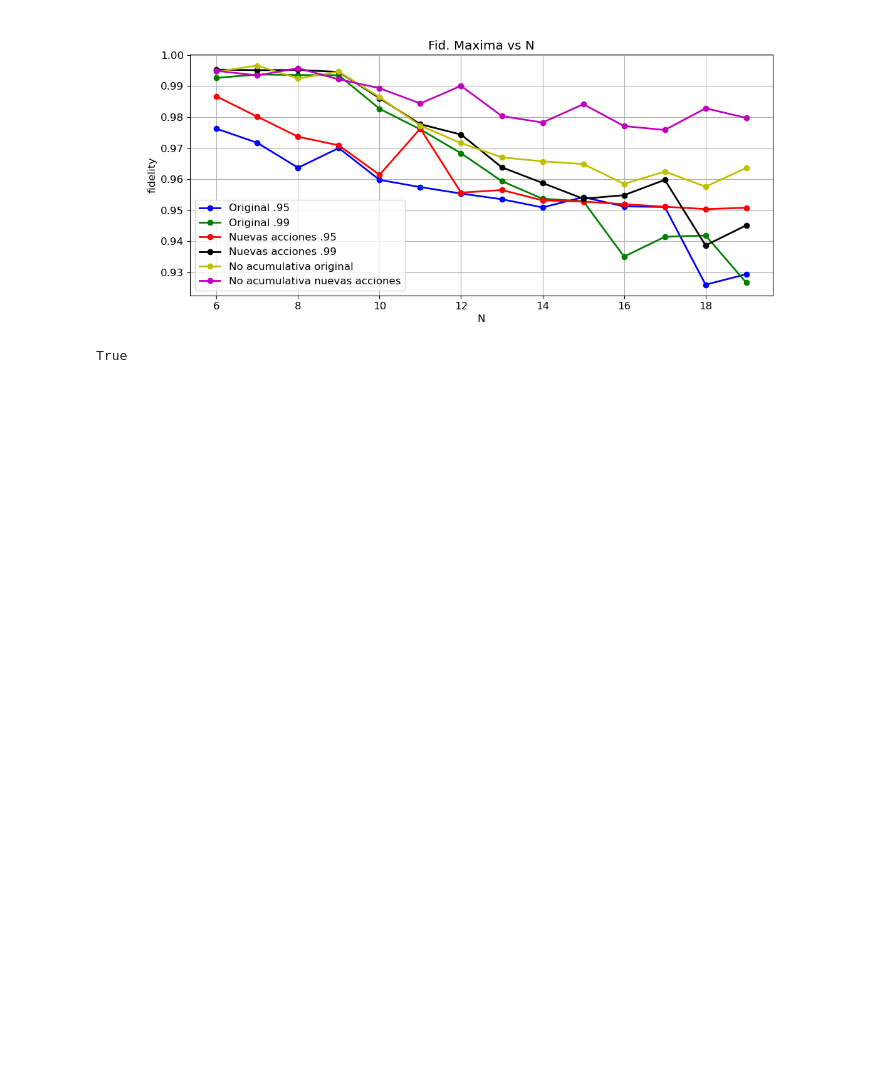
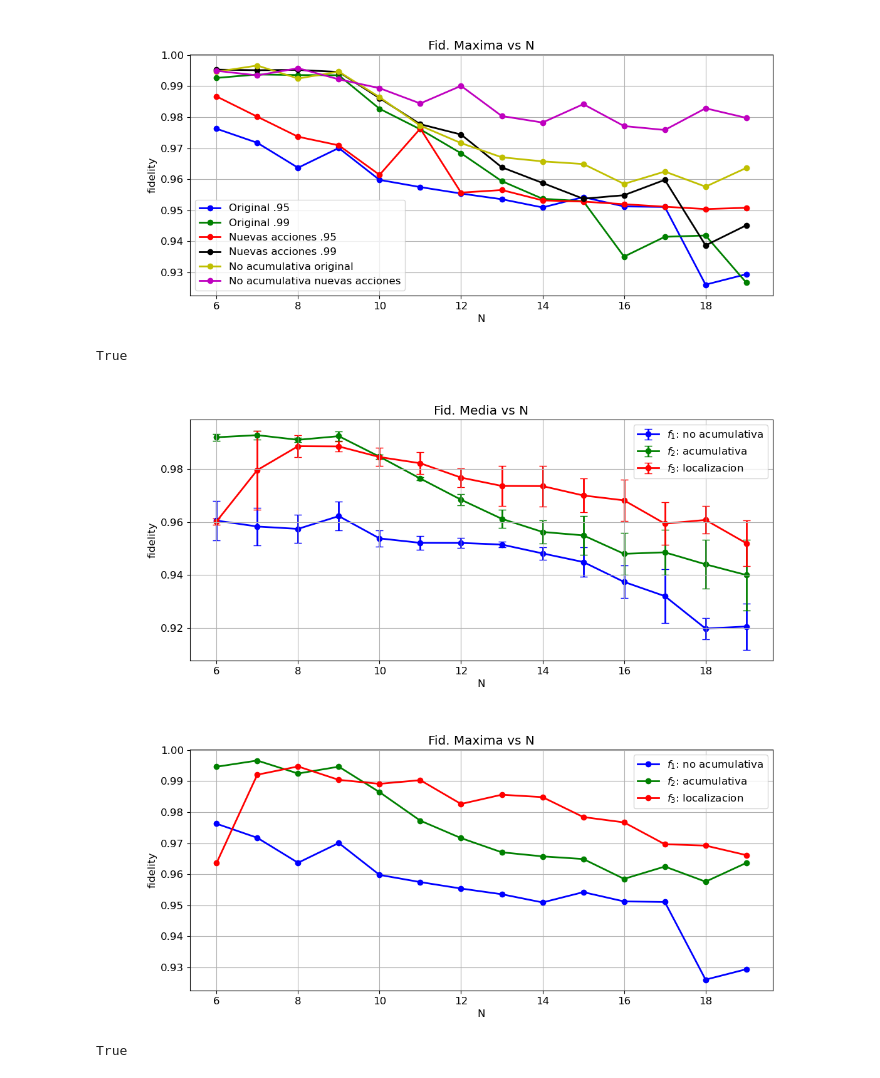
Before and after one commit to sofips/dynamic_ga, a Jupyter notebook: test.ipynb, the cells around one changed output. Saved outputs shown, nothing was run; the diff lists cells and outputs as text; code cells hidden in the pictures; blank space fills up the shorter version.

Commit message:
graphing

```diff
--- a/test.ipynb
+++ b/test.ipynb
@@ -191,6 +191,22 @@ for n in n_values:
 og_wd_df['time'] = og_wd_df['time']
 
 no_acc_new_actions = og_wd_df
+# %%
+
+# -------------------------------------------------
+# loc_based
+# -------------------------------------------------
+
+n_values = np.arange(6,20)
+
+column_names = ['dimension', 'sample', 'fidelity', 'time', 'generations', 'cpu_time']
+lb_df = pd.DataFrame(columns=column_names)
+
+for n in n_values:
+    file = path + 'n{}_lb_v11/nvsmaxfid.dat'.format(n)
+    df = pd.read_csv(file, delimiter = ' ', names = column_names)
+    lb_df = pd.concat([lb_df,df])
+lb_df['time'] = lb_df['time']
 # %%
 
 compare_mean([original_version,original_version_ht, new_actions,new_actions_ht,no_acc_original,no_acc_new_actions],title= 'Fid. Media vs N', attribute= 'fidelity',labels=['Original .95','Original .99', 'Nuevas acciones .95',  'Nuevas acciones .99', 'No acumulativa original', 'No acumulativa nuevas acciones'])
@@ -202,6 +218,17 @@ compare_maxmin([original_version,original_version_ht, new_actions,new_actions_ht
 True
 [figure]
 [figure]
+# %%
+
+compare_mean([original_version,no_acc_original,lb_df],title= 'Fid. Media vs N', attribute= 'fidelity',labels=['$f_1$: no acumulativa', '$f_2$: acumulativa', '$f_3$: localizacion'])
+compare_maxmin([original_version,no_acc_original,lb_df],title= 'Fid. Maxima vs N', attribute= 'fidelity',labels=['$f_1$: no acumulativa', '$f_2$: acumulativa', '$f_3$: localizacion'])
+
+
+#plt.plot(data['dimension'],3*data['dimension'])
+# %% [output]
+True
+[figure, added]
+[figure, added]
 # %%
 
 compare_mean([original_version,original_version_ht, new_actions,new_actions_ht,no_acc_original,no_acc_new_actions],title= 'Tiempo medio de transmisión  vs N', attribute= 'time',labels=['Original .95','Original .99', 'Nuevas acciones .95',  'Nuevas acciones .99', 'No acumulativa original', 'No acumulativa nuevas acciones'])
```
Also changed, not shown: parts of 1 cell of this notebook.
